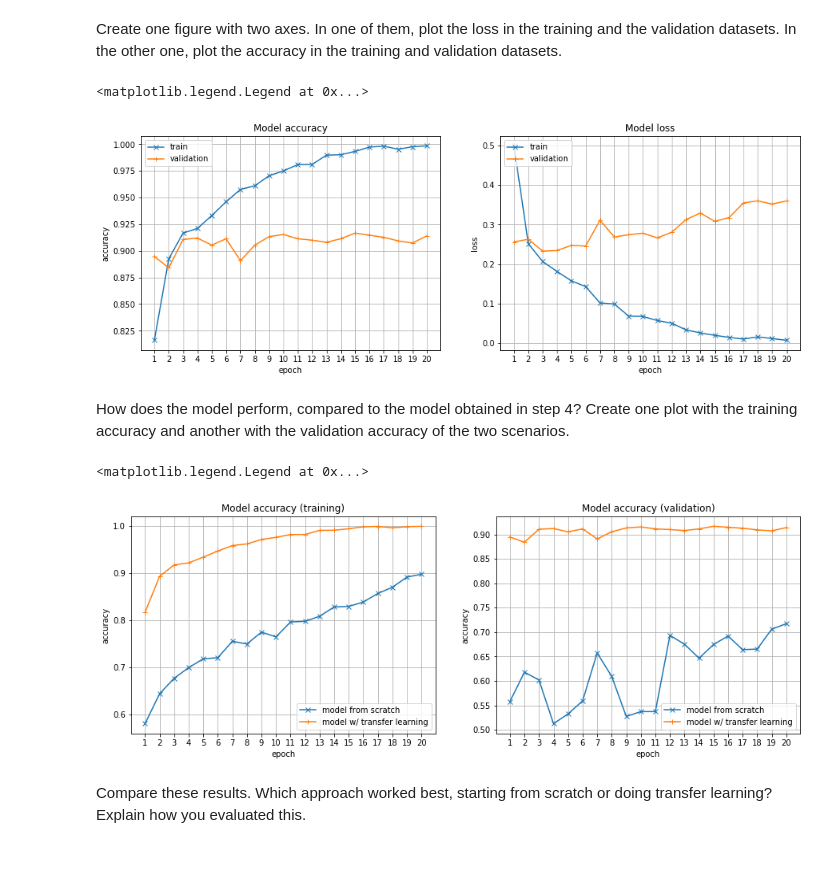
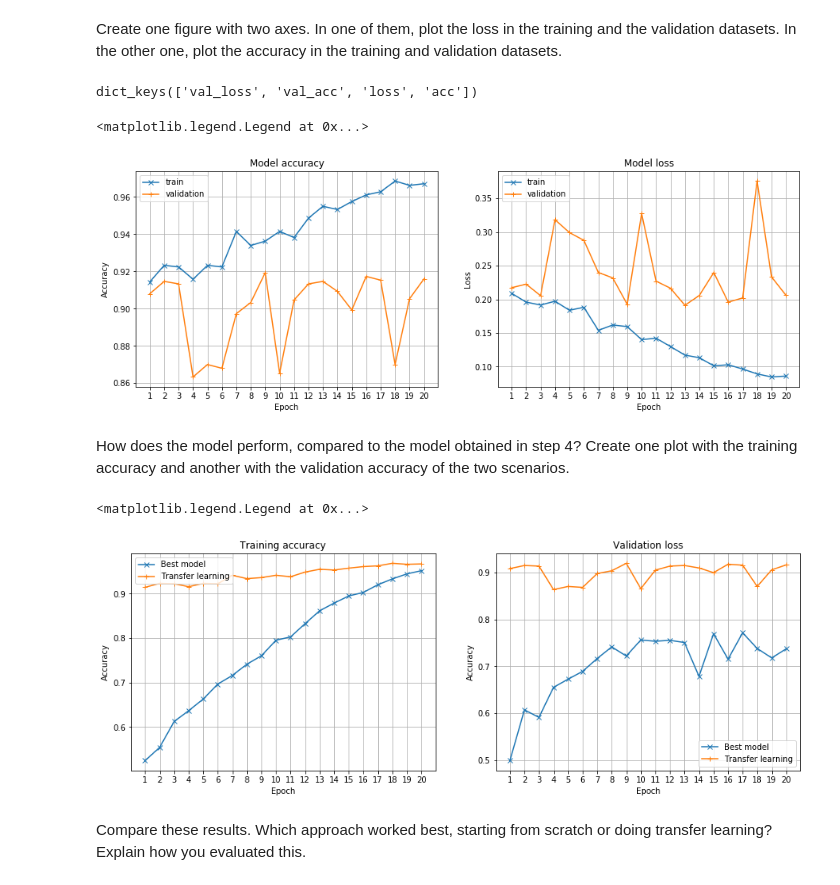
Before and after one commit to yuxuanx/deep-machine-learning, a Jupyter notebook: Home Assignments/HA1/HA1.ipynb, the cells around one changed output. Saved outputs shown, nothing was run; the diff lists cells and outputs as text; code cells hidden in the pictures; blank space fills up the shorter version.

```diff
--- a/Home Assignments/HA1/HA1.ipynb
+++ b/Home Assignments/HA1/HA1.ipynb
@@ -486,16 +591,18 @@ Model loaded.
+# %%
+# Load VGG16 without top
+vgg_model = VGG16(weights='imagenet', include_top=False,
+                  input_shape = (IMAGE_SIZE[0], IMAGE_SIZE[1],3))
 # %% [markdown]
 Create a new model with the layers you want to add on top of VGG. The kernels and bias in these layers should be initialized randomly.
 # %%
 # YOUR CODE HERE
 
-inputs = Input(shape=(150,150,3))
-x = base_model(inputs)
-
-#Add the fully-connected layers
+x = vgg_model.output
+# Flatten layer
 x = Flatten()(x)
-x = Dense(512, kernel_initializer='random_uniform', bias_initializer='random_uniform', activation='relu')(x)
+x = Dense(1024, kernel_initializer='random_uniform', bias_initializer='random_uniform', activation='relu')(x)
 x = Dropout(0.5)(x)
-x = Dense(1, activation='sigmoid')(x)
+preds = Dense(1, activation='sigmoid')(x)
 # %% [markdown]
 Now add the new model on top of VGG.
 
@@ -503,4 +610,7 @@ Tip:
 - The VGG model you loaded from the `applications` submodule is from the [`Model`](https://keras.io/models/model/) class, not the `Sequential` class, so it doesn't have some methods you're used to (like `add`, for instance). It might be helpful to read [this introduction to the Model class](https://keras.io/getting-started/functional-api-guide/).
 # %%
 # YOUR CODE HERE
-model = Model(inputs=inputs, outputs=x)
+# transfer learning model
+model = Model(inputs=vgg_model.input, outputs=preds)
+
+model.summary()
@@ -551,59 +677,59 @@ Epoch 20/20
 Create one figure with two axes. In one of them, plot the loss in the training and the validation datasets. In the other one, plot the accuracy in the training and validation datasets.
 # %%
 # YOUR CODE HERE
+print(tl_history.history.keys())
 fig, axes = plt.subplots(nrows=1, ncols=2, figsize=(15, 5))
 
 # summarize history for accuracy
-axes[0].plot(range(1,21), history_vgg16_freeze.history['acc'], '-x')
-axes[0].plot(range(1,21), history_vgg16_freeze.history['val_acc'], '-+')
+axes[0].plot(range(1,NUM_EPOCHS+1), tl_history.history['acc'], '-x')
+axes[0].plot(range(1,NUM_EPOCHS+1), tl_history.history['val_acc'], '-+')
 axes[0].set_title('Model accuracy')
-axes[0].set_ylabel('accuracy')
-axes[0].set_xlabel('epoch')
-axes[0].set_xticks(range(1,21))
+axes[0].set_ylabel('Accuracy')
+axes[0].set_xlabel('Epoch')
+axes[0].set_xticks(range(1,NUM_EPOCHS+1))
 axes[0].grid(linestyle='-')
 axes[0].legend(['train', 'validation'], loc='upper left')
 
 # summarize history for loss
-axes[1].plot(range(1,21), history_vgg16_freeze.history['loss'], '-x')
-axes[1].plot(range(1,21), history_vgg16_freeze.history['val_loss'], '-+')
+axes[1].plot(range(1,NUM_EPOCHS+1), tl_history.history['loss'], '-x')
+axes[1].plot(range(1,NUM_EPOCHS+1), tl_history.history['val_loss'], '-+')
 axes[1].set_title('Model loss')
-axes[1].set_ylabel('loss')
-axes[1].set_xlabel('epoch')
-axes[1].set_xticks(range(1,21))
+axes[1].set_ylabel('Loss')
+axes[1].set_xlabel('Epoch')
+axes[1].set_xticks(range(1,NUM_EPOCHS+1))
 axes[1].grid(linestyle='-')
-axes[1].legend(['train', 'validation'], loc='upper left')
+axes[1].legend(['train', 'validation'], loc='best')
 # %% [output]
-<matplotlib.legend.Legend at 0x...>
+dict_keys(['val_loss', 'val_acc', 'loss', 'acc'])
+<matplotlib.legend.Legend at 0x...>
-[figure, old version]
+[figure, new version]
 # %% [markdown]
 How does the model perform, compared to the model obtained in step 4? Create one plot with the training accuracy and another with the validation accuracy of the two scenarios.
 # %%
 # YOUR CODE HERE
-
 fig, axes = plt.subplots(nrows=1, ncols=2, figsize=(15, 5))
-
 # summarize history for accuracy
-axes[0].plot(range(1,21), history3.history['acc'], '-x')
-axes[0].plot(range(1,21), history_vgg16_freeze.history['acc'], '-+')
-axes[0].set_title('Model accuracy (training)')
-axes[0].set_ylabel('accuracy')
-axes[0].set_xlabel('epoch')
-axes[0].set_xticks(range(1,21))
+axes[0].plot(range(1,NUM_EPOCHS+1), history_bm.history['acc'], '-x')
+axes[0].plot(range(1,NUM_EPOCHS+1), tl_history.history['acc'], '-+')
+axes[0].set_title('Training accuracy')
+axes[0].set_ylabel('Accuracy')
+axes[0].set_xlabel('Epoch')
+axes[0].set_xticks(range(1,NUM_EPOCHS+1))
 axes[0].grid(linestyle='-')
-axes[0].legend(['model from scratch', 'model w/ transfer learning'], loc='lower right')
+axes[0].legend(['Best model', 'Transfer learning'], loc='upper left')
 
 # summarize history for loss
-axes[1].plot(range(1,21), history3.history['val_acc'], '-x')
-axes[1].plot(range(1,21), history_vgg16_freeze.history['val_acc'], '-+')
-axes[1].set_title('Model accuracy (validation)')
-axes[1].set_ylabel('accuracy')
-axes[1].set_xlabel('epoch')
-axes[1].set_xticks(range(1,21))
+axes[1].plot(range(1,NUM_EPOCHS+1), history_bm.history['val_acc'], '-x')
+axes[1].plot(range(1,NUM_EPOCHS+1), tl_history.history['val_acc'], '-+')
+axes[1].set_title('Validation loss')
+axes[1].set_ylabel('Accuracy')
+axes[1].set_xlabel('Epoch')
+axes[1].set_xticks(range(1,NUM_EPOCHS+1))
 axes[1].grid(linestyle='-')
-axes[1].legend(['model from scratch', 'model w/ transfer learning'], loc='lower right')
+axes[1].legend(['Best model', 'Transfer learning'], loc='best')
 # %% [output]
 <matplotlib.legend.Legend at 0x...>
-[figure, old version]
+[figure, new version]
 # %% [markdown]
 Compare these results. Which approach worked best, starting from scratch or doing transfer learning? Explain how you evaluated this.
 # %% [markdown]
```
Also changed, not shown: parts of 39 cells of this notebook, 10 other files.
